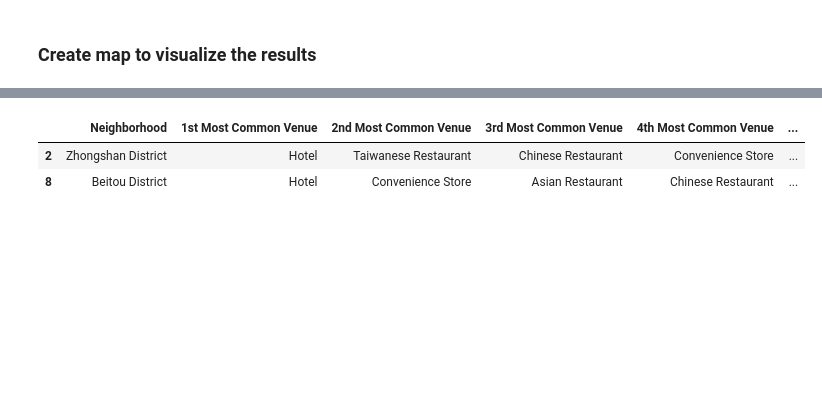
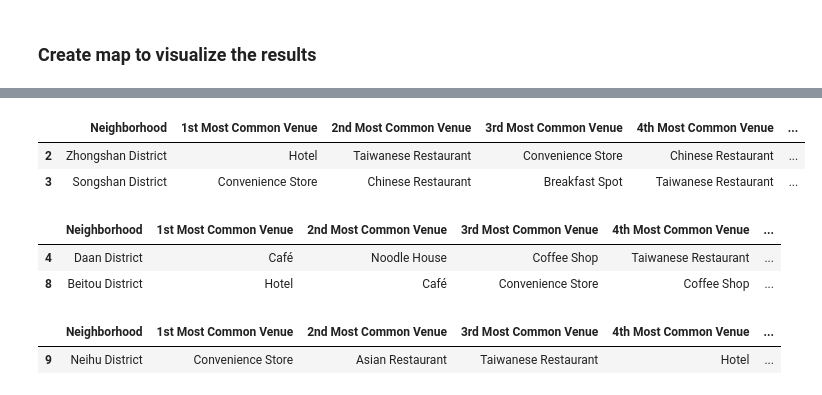
Before and after one commit to Julia-Yan-Jia/Coursera-Capstone, a Jupyter notebook: Taipei city guide for tourists.ipynb, the cells around one changed output, grey strips where cells are left out. Drawn from its saved outputs; the diff is of its cells as text; code cells hidden in the pictures; blank space fills up the shorter version.

```diff
--- a/Taipei city guide for tourists.ipynb
+++ b/Taipei city guide for tourists.ipynb
@@ -418,9 +531,6 @@ neighborhoods_venues_sorted.head()
 # %%
-from sklearn.cluster import KMeans
 # set number of clusters
-kclusters = 4
-
-taipei_grouped_clustering = taipei_grouped.drop('Neighborhood', 1)
+kclusters = 2
 
 # run k-means clustering
 kmeans = KMeans(n_clusters=kclusters, random_state=0).fit(taipei_grouped_clustering)
@@ -433,7 +543,7 @@ array([3, 1, 1, 2, 0, 1, 0, 1, 2, 1], dtype=int32)
 #### Create a new dataframe that includes the cluster as well as the top 10 venues for each neighborhood.
 # %%
 # add clustering labels
-neighborhoods_venues_sorted.insert(0, 'Cluster Labels', kmeans.labels_)
+neighborhoods_venues_sorted.insert(0, 'Cluster Labels_2', kmeans.labels_)
 
 taipei_merged = taipei_df
 # %%
@@ -514,0 +791,4 @@ taipei_merged.loc[taipei_merged['Cluster Labels'] == 1, taipei_merged.columns[[1
+# %%
+k = 6
+kmeans_5 = KMeans(n_clusters=k, random_state=0).fit(taipei_grouped_clustering)
+kmeans_5.labels_[0:10]
@@ -514,0 +797,5 @@ taipei_merged.loc[taipei_merged['Cluster Labels'] == 1, taipei_merged.columns[[1
+# %%
+neighborhoods_venues_sorted.insert(0, 'Cluster Labels_6', kmeans_5.labels_)
+taipei_merged = taipei_df
+taipei_merged = taipei_merged.join(neighborhoods_venues_sorted.set_index('Neighborhood'), on='Neighborhood')
+taipei_merged.head()
@@ -522,7 +863,23 @@ taipei_merged.loc[taipei_merged['Cluster Labels'] == 2, taipei_merged.columns[[1
 # %%
 # Cluster 4
-taipei_merged.loc[taipei_merged['Cluster Labels'] == 3, taipei_merged.columns[[1] + list(range(5, taipei_merged.shape[1]))]]
+cluster_5_3=taipei_merged.loc[taipei_merged['Cluster Labels_6'] == 3, taipei_merged.columns[[1] + list(range(5, taipei_merged.shape[1]))]].drop(['Cluster Labels_2'], axis=1)
+cluster_5_3
 # %% [output]
 |  | Neighborhood | 1st Most Common Venue | 2nd Most Common Venue | 3rd Most Common Venue | 4th Most Common Venue | ... |
-| 2 | Zhongshan District | Hotel | Taiwanese Restaurant | Chinese Restaurant | Convenience Store | ... |
-| 8 | Beitou District | Hotel | Convenience Store | Asian Restaurant | Chinese Restaurant | ... |
+| 2 | Zhongshan District | Hotel | Taiwanese Restaurant | Convenience Store | Chinese Restaurant | ... |
+| 3 | Songshan District | Convenience Store | Chinese Restaurant | Breakfast Spot | Taiwanese Restaurant | ... |
+# %%
+# Cluster 5
+cluster_5_4=taipei_merged.loc[taipei_merged['Cluster Labels_6'] == 4, taipei_merged.columns[[1] + list(range(5, taipei_merged.shape[1]))]].drop(['Cluster Labels_2'], axis=1)
+cluster_5_4
+# %% [output]
+|  | Neighborhood | 1st Most Common Venue | 2nd Most Common Venue | 3rd Most Common Venue | 4th Most Common Venue | ... |
+| 4 | Daan District | Café | Noodle House | Coffee Shop | Taiwanese Restaurant | ... |
+| 8 | Beitou District | Hotel | Café | Convenience Store | Coffee Shop | ... |
+# %%
+# Cluster 6
+cluster_5_5=taipei_merged.loc[taipei_merged['Cluster Labels_6'] == 5, taipei_merged.columns[[1] + list(range(5, taipei_merged.shape[1]))]].drop(['Cluster Labels_2'], axis=1)
+cluster_5_5
+# %% [output]
+|  | Neighborhood | 1st Most Common Venue | 2nd Most Common Venue | 3rd Most Common Venue | 4th Most Common Venue | ... |
+| 9 | Neihu District | Convenience Store | Asian Restaurant | Taiwanese Restaurant | Hotel | ... |
```
Also changed, not shown: parts of 62 cells of this notebook.
